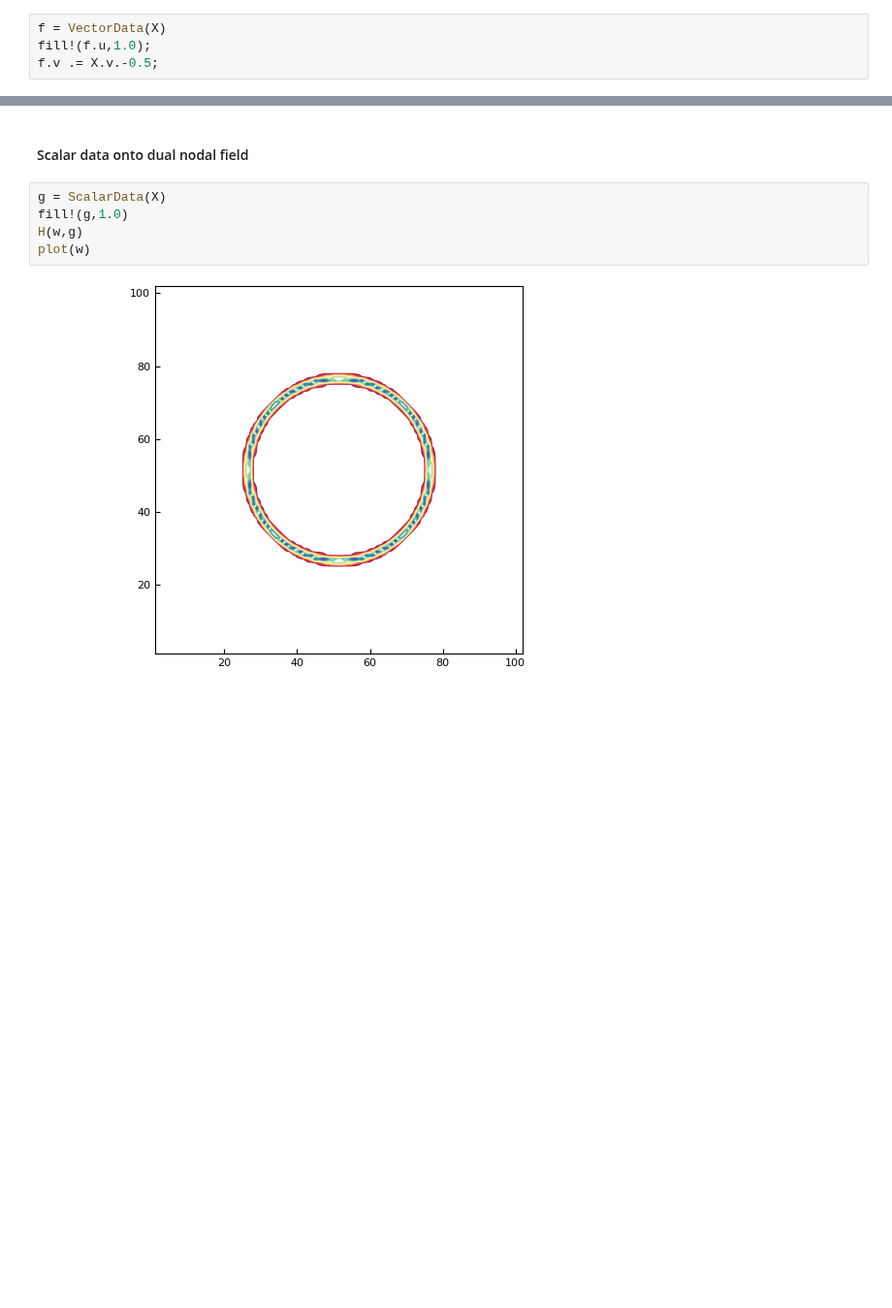
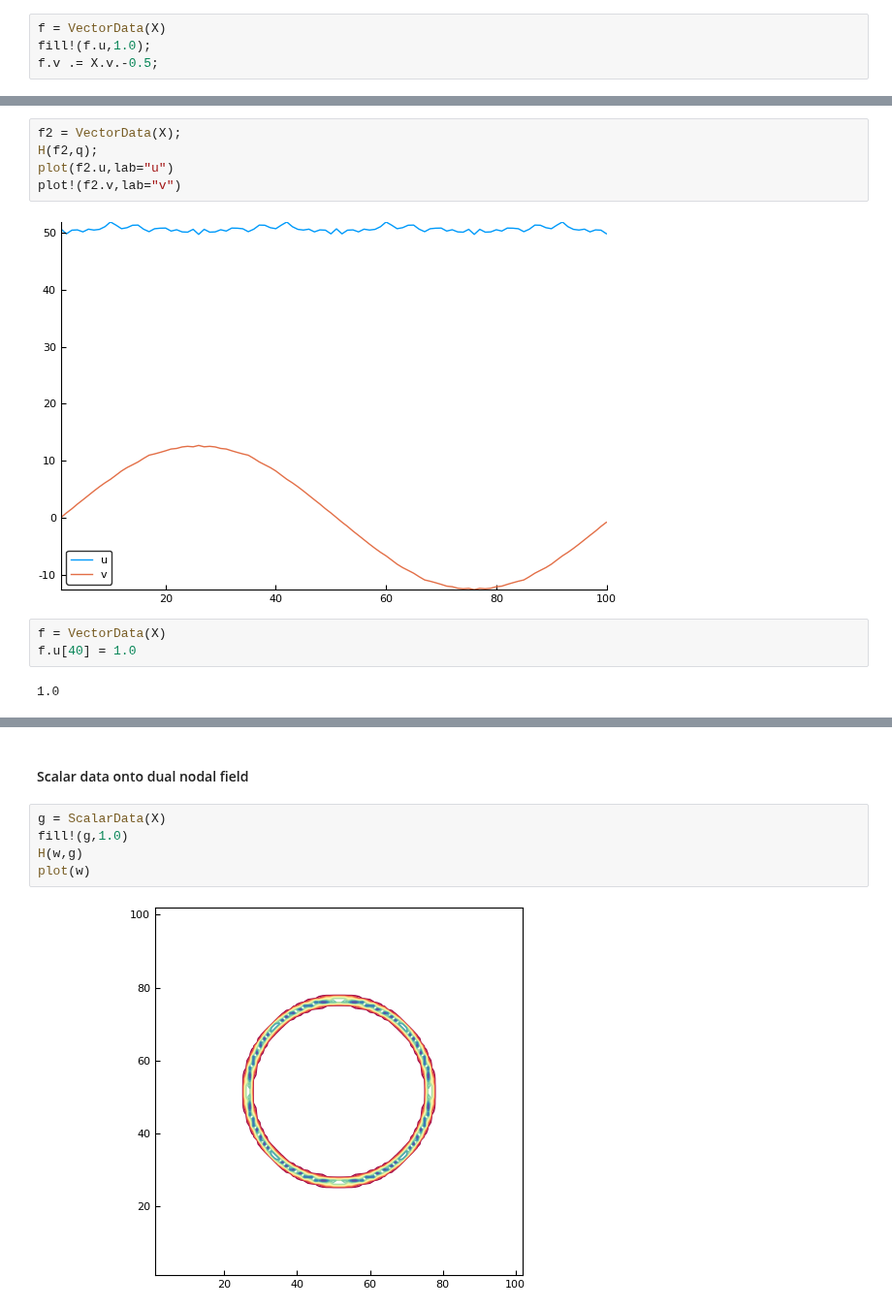
Before and after one commit to JuliaIBPM/ViscousFlow.jl, a Jupyter notebook: examples/Testing the LGF.ipynb, the cells around one changed output, grey strips where cells are left out. Shown at 97% size. Cells and saved outputs as stored; diff of their text form; blank space fills up the shorter version.

```diff
--- a/examples/Testing the LGF.ipynb
+++ b/examples/Testing the LGF.ipynb
@@ -119,3 +70,15 @@ H(q,f);
 plot(q)
 # %% [output]
 [figure]
+# %%
+f2 = VectorData(X);
+H(f2,q);
+plot(f2.u,lab="u")
+plot!(f2.v,lab="v")
+# %% [output]
+[figure, added]
+# %%
+f = VectorData(X)
+f.u[40] = 1.0
+# %% [output]
+1.0
```
Also changed, not shown: parts of 17 cells of this notebook, 6 other files.
